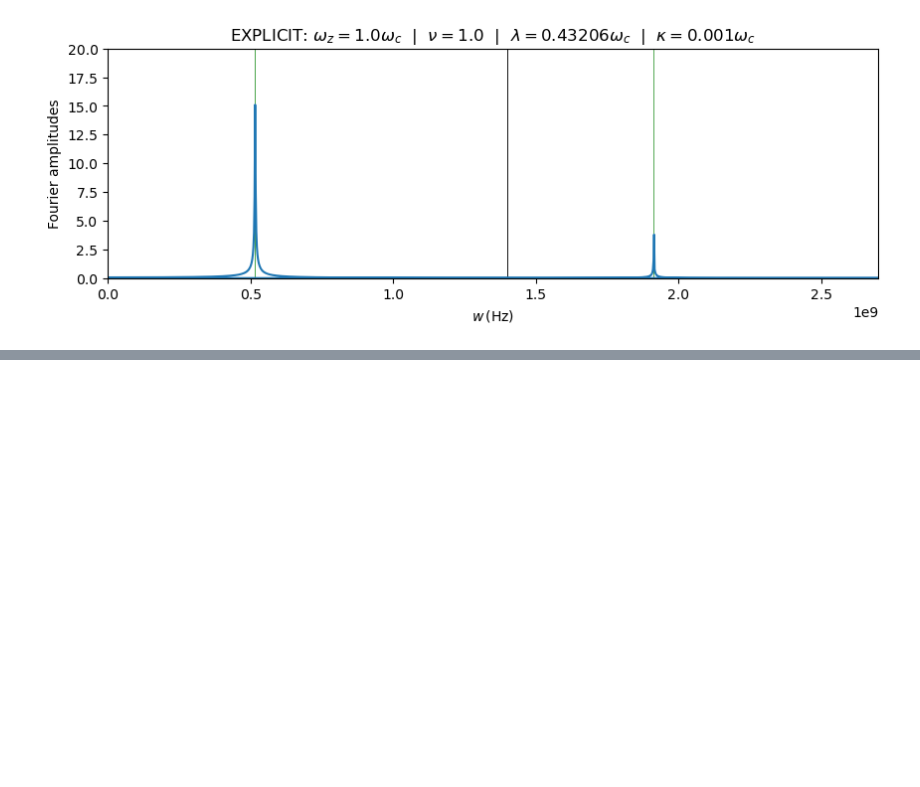
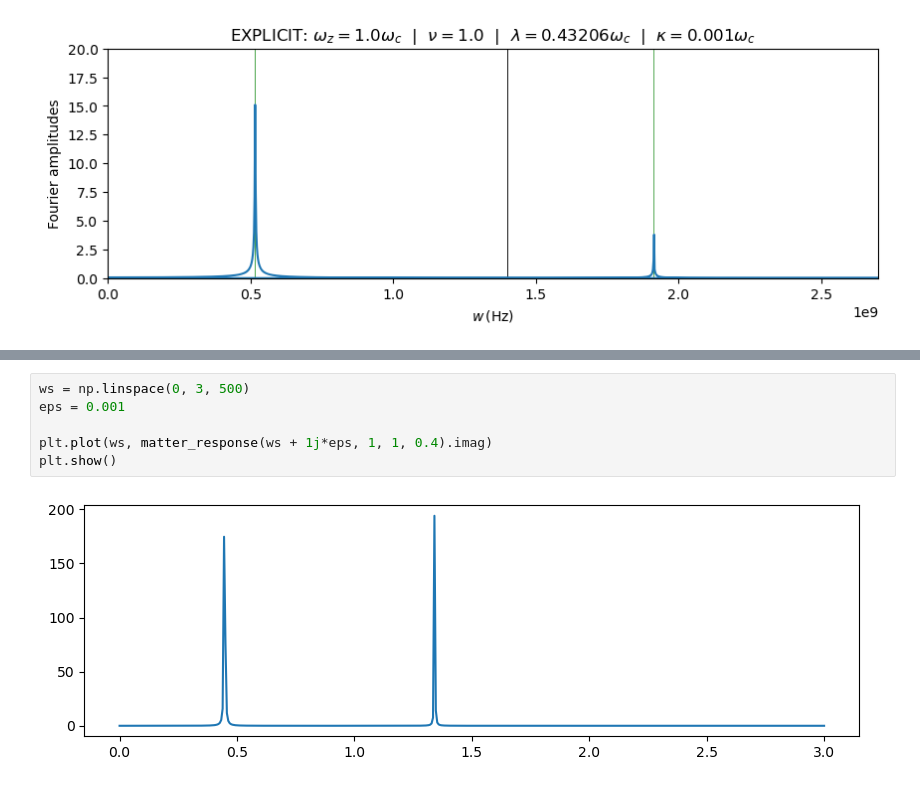
Before and after one commit to chuan97/magnetic-qed, a Jupyter notebook: sinc.ipynb, the cells around one changed output, grey strips where cells are left out. Cells and saved outputs as stored; diff of their text form; blank space fills up the shorter version.

```diff
--- a/sinc.ipynb
+++ b/sinc.ipynb
@@ -335,0 +363,8 @@ gap/lam: 1.153433211418139
+# %%
+ws = np.linspace(0, 3, 500)
+eps = 0.001
+
+plt.plot(ws, matter_response(ws + 1j*eps, 1, 1, 0.4).imag)
+plt.show()
+# %% [output]
+[figure, added]
```
Also changed, not shown: parts of 2 cells of this notebook.
